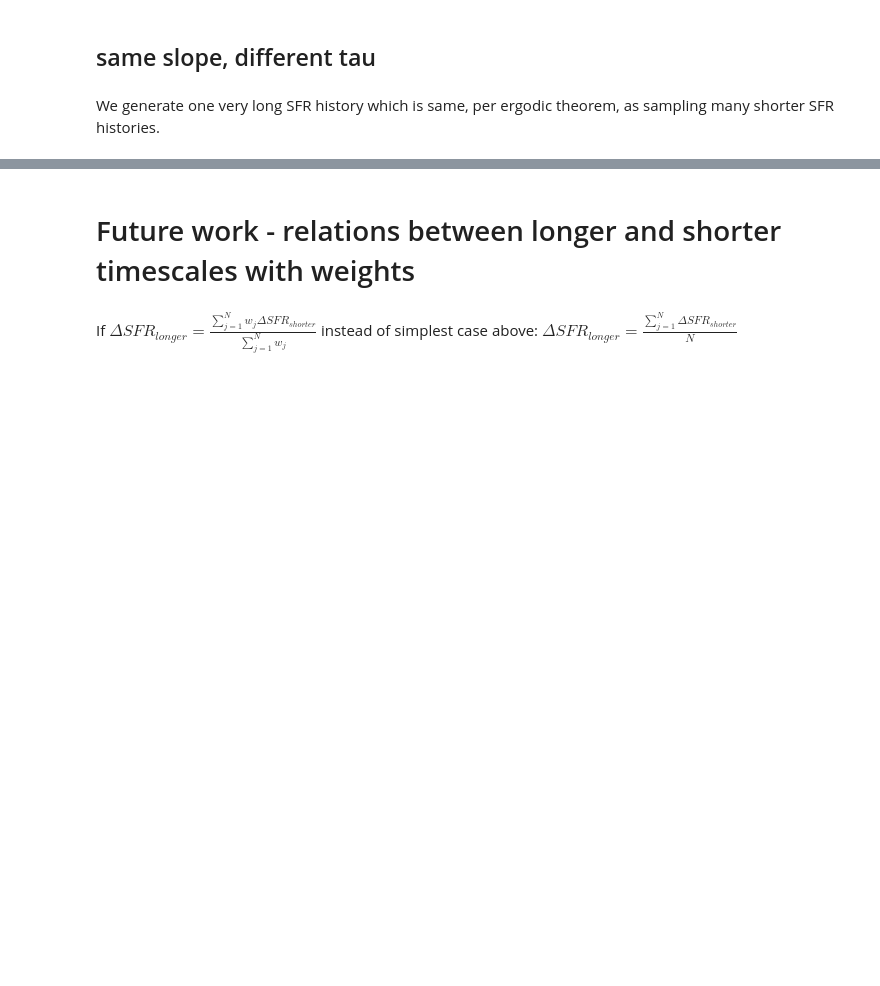
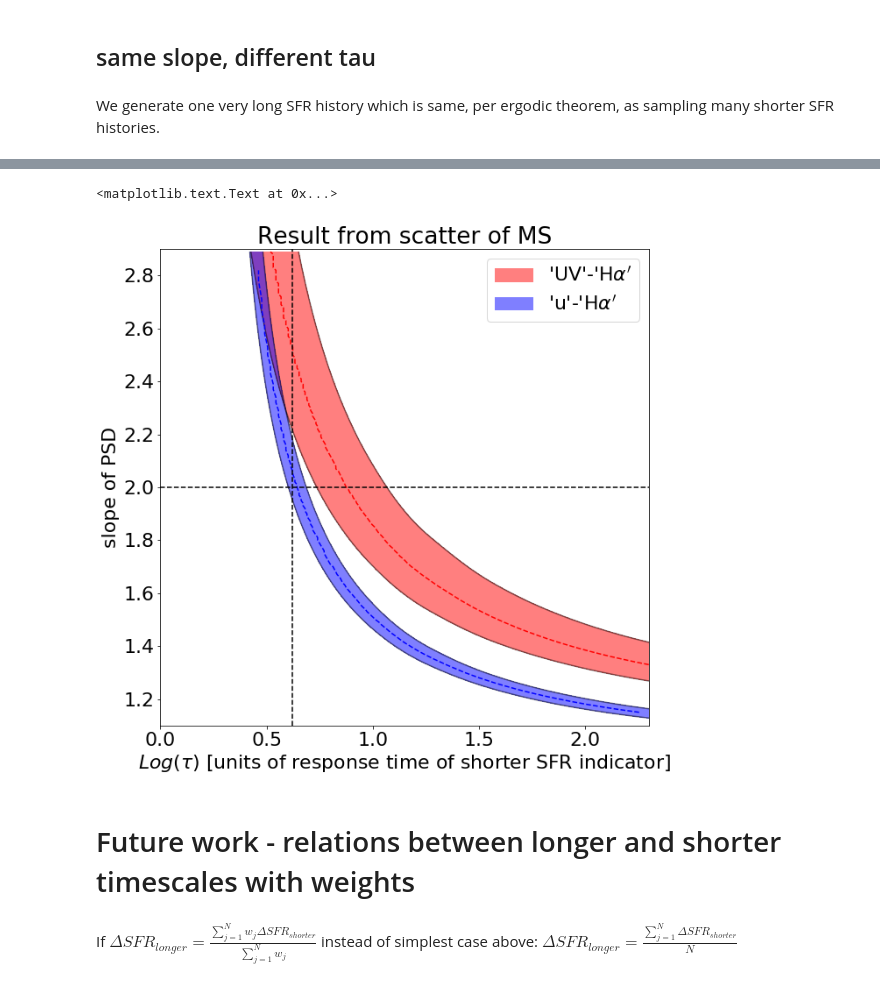
Before and after one commit to nevencaplar/Main-Sequence-Variability, a Jupyter notebook: Main_Sequence_Variability.ipynb, the cells around one changed output, grey strips where cells are left out. Saved outputs shown, nothing was run; the diff lists cells and outputs as text; code cells hidden in the pictures; blank space fills up the shorter version.

Commit message:
further improvments to code deducing parameters from the data

```diff
--- a/Main_Sequence_Variability.ipynb
+++ b/Main_Sequence_Variability.ipynb
@@ -1057,0 +1293,3 @@ print(np.std(delc_flux_Example3_convolved_decay_time2_sample))
+# %%
+slope_fine=np.arange(1.1,2.9,0.01)
+tau_fine=np.arange(1,200,0.1)
@@ -1058,3 +1330,55 @@ print(np.std(delc_flux_Example3_convolved_decay_time2_sample))
+# %%
+best_solution_2_1=[]
+for i in range(len(Number_of_sigmas_deviation_reshaped_2_1)):
+    best_solution_2_1.append([slope_fine[i],tau_fine[np.argmin(Number_of_sigmas_deviation_reshaped_2_1[i])],Number_of_sigmas_deviation_reshaped_2_1[i][np.argmin(Number_of_sigmas_deviation_reshaped_2_1[i])]])
+
+best_solution_2_1=np.array(best_solution_2_1)
+best_solution_2_1=best_solution_2_1[best_solution_2_1[:,2]<0.1]
+
+
+best_solution_3_1=[]
+for i in range(len(Number_of_sigmas_deviation_reshaped_3_1)):
+    best_solution_3_1.append([slope_fine[i],tau_fine[np.argmin(Number_of_sigmas_deviation_reshaped_3_1[i])],Number_of_sigmas_deviation_reshaped_3_1[i][np.argmin(Number_of_sigmas_deviation_reshaped_3_1[i])]])
+
+best_solution_3_1=np.array(best_solution_3_1)
+best_solution_3_1=best_solution_3_1[best_solution_3_1[:,2]<0.1]
+# %%
+# Basic contour plot
+fig, ax = plt.subplots(figsize=(10, 10))
+CS = ax.contour(np.log10(tau_fine), slope_fine, Number_of_sigmas_deviation_reshaped_2_1,cmap=plt.cm.bone,levels=[1,500],alpha=0.5)
+CS2 = ax.contour(np.log10(tau_fine), slope_fine, Number_of_sigmas_deviation_reshaped_3_1,cmap=plt.cm.bone,levels=[1,500],alpha=0.5)
+CS3 = ax.contourf(np.log10(tau_fine), slope_fine, Number_of_sigmas_deviation_reshaped_2_1, [0,1],colors=('r'),alpha=0.5)
+CS4 = ax.contourf(np.log10(tau_fine), slope_fine, Number_of_sigmas_deviation_reshaped_3_1, [0,1],colors=('b'),alpha=0.5)
+
+plt.plot(np.log10(best_solution_2_1[:,1]),best_solution_2_1[:,0],'r',linestyle='dashed')
+plt.plot(np.log10(best_solution_3_1[:,1]),best_solution_3_1[:,0],'b',linestyle='dashed')
+plt.plot(np.ones(100)*2,'black',linestyle='dashed')
+plt.axvline(x=np.log10(tau_Example2/T_response_time_1),color='black',linestyle='dashed')
+
+h1,_ = CS3.legend_elements()
+h2,_ = CS4.legend_elements()
+ax.legend([h1[0], h2[0]], ['\'UV\'-\'H$\\alpha\'$', '\'u\'-\'H$\\alpha\'$'])
+
+# Recast levels to new class
+CS.levels = [1,1.5]
+CS3.levels = [1,1.5]
+# Label levels with specially formatted floats
+if plt.rcParams["text.usetex"]:
+    fmt = r'%r \sigma %'
+else:
+    fmt = '%r $\sigma$'
+
+#ax.clabel(CS, CS.levels, inline=True, fmt=fmt, fontsize=10)
+#ax.clabel(CS3, CS3.levels, inline=True, fmt=fmt, fontsize=10)
+ax.set_ylim(1.1,2.9)
+ax.set_xlim(np.min(np.log10(tau_fine)),np.max(np.log10(tau_fine)))
+#ax.legend()
+ax.set_title('Result from scatter of MS')
+ax.set_xlabel('$Log(\\tau)$ [units of response time of shorter SFR indicator]')
+ax.set_ylabel('slope of PSD')
+# %% [output]
+<matplotlib.text.Text at 0x...>
+[figure, added]
 # %% [markdown]
 # Future work  - relations between longer and shorter timescales with weights
 # %% [markdown]
```
Also changed, not shown: parts of 35 cells of this notebook.
